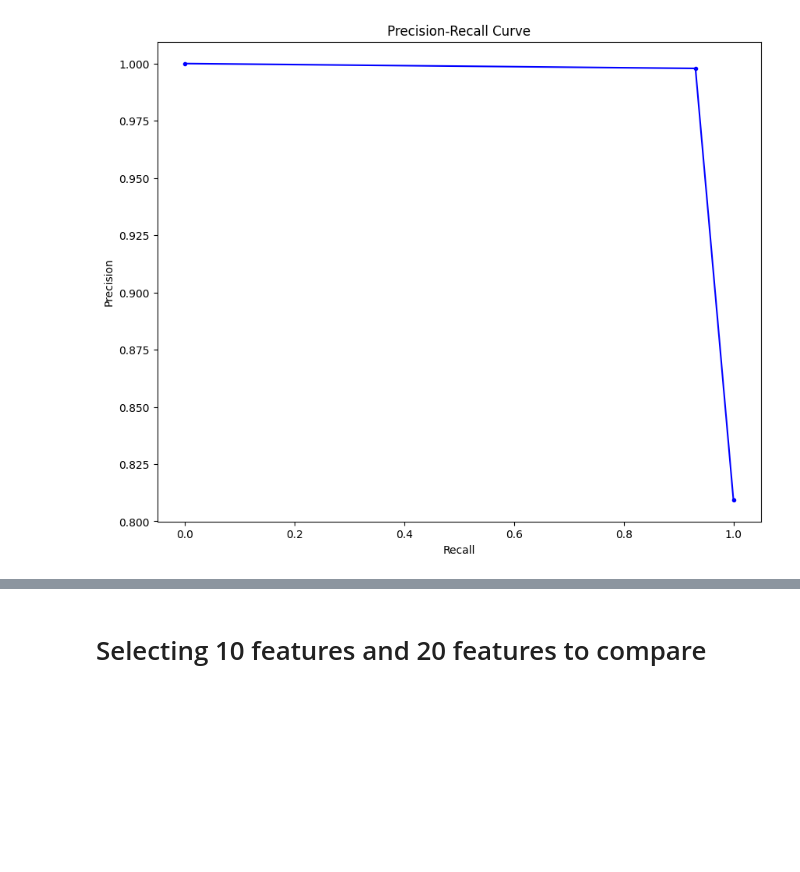
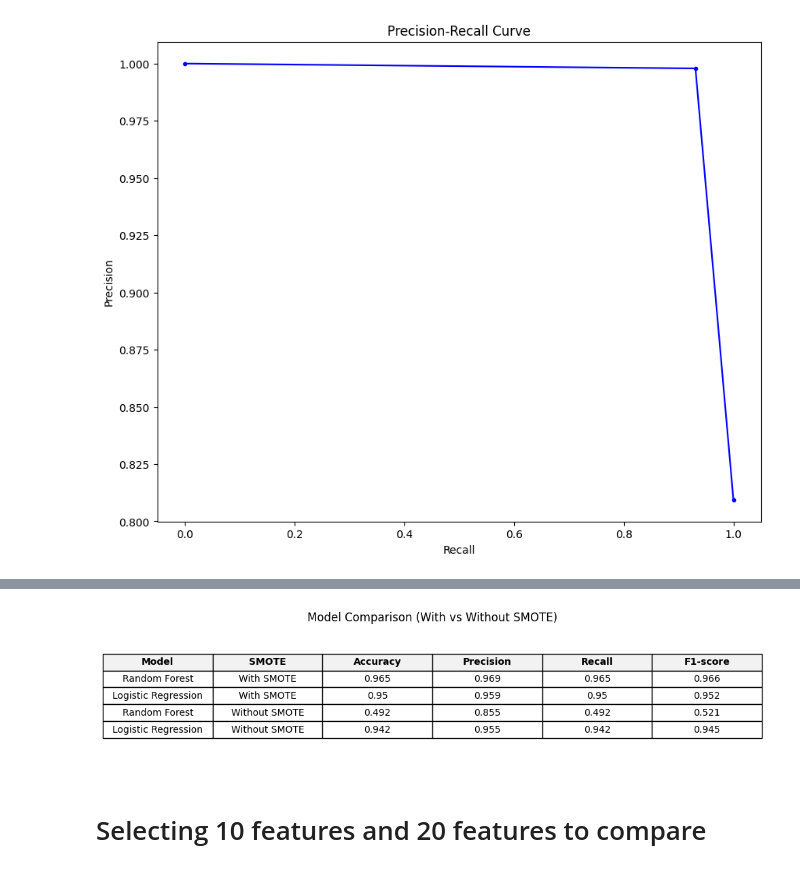
Before and after one commit to thiha-kyaw-zaw/parkinsons-keystroke-detection, a Jupyter notebook: notebooks/parkinsons_keystroke_detection.ipynb, the cells around one changed output, grey strips where cells are left out. Cells and saved outputs as stored; diff of their text form; code cells hidden in the pictures; blank space fills up the shorter version.

```diff
--- a/notebooks/parkinsons_keystroke_detection.ipynb
+++ b/notebooks/parkinsons_keystroke_detection.ipynb
@@ -1623,3 +1759,41 @@ plt.show()
+# %%
+import matplotlib.pyplot as plt
+
+# Round values first (important)
+results_df_rounded = results_df.copy()
+results_df_rounded.iloc[:, 2:] = results_df_rounded.iloc[:, 2:].astype(float).round(3)
+
+# Create figure with better size
+fig, ax = plt.subplots(figsize=(10, 2.5))  # adjust height if needed
+ax.axis('off')
+
+# Create table
+table = ax.table(
+    cellText=results_df_rounded.values,
+    colLabels=results_df_rounded.columns,
+    cellLoc='center',
+    loc='center'
+)
+
+# Styling
+table.auto_set_font_size(False)
+table.set_fontsize(10)
+table.scale(1, 1.5)  # increase row height
+
+# Bold header + light grey background
+for (row, col), cell in table.get_celld().items():
+    if row == 0:
+        cell.set_text_props(weight='bold')
+        cell.set_facecolor('#f2f2f2')
+
+# Title
+plt.title("Model Comparison (With vs Without SMOTE)", fontsize=12, pad=10)
+
+plt.tight_layout()
+plt.savefig("../results/model_comparison_with_vs_without_smote.png")
+plt.show()
+# %% [output]
+[figure, added]
 # %% [markdown]
 # Selecting 10 features and 20 features to compare
 # %%
```
Also changed, not shown: parts of 4 cells of this notebook, 3 other files.
